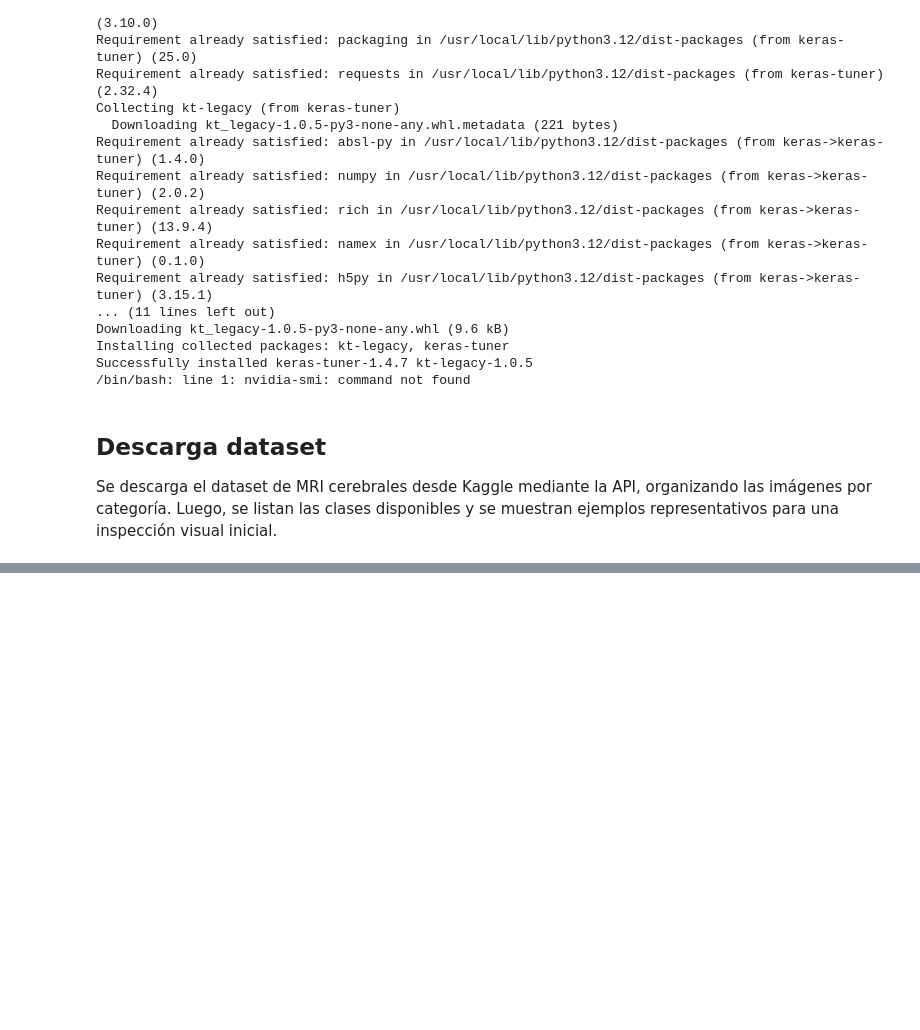
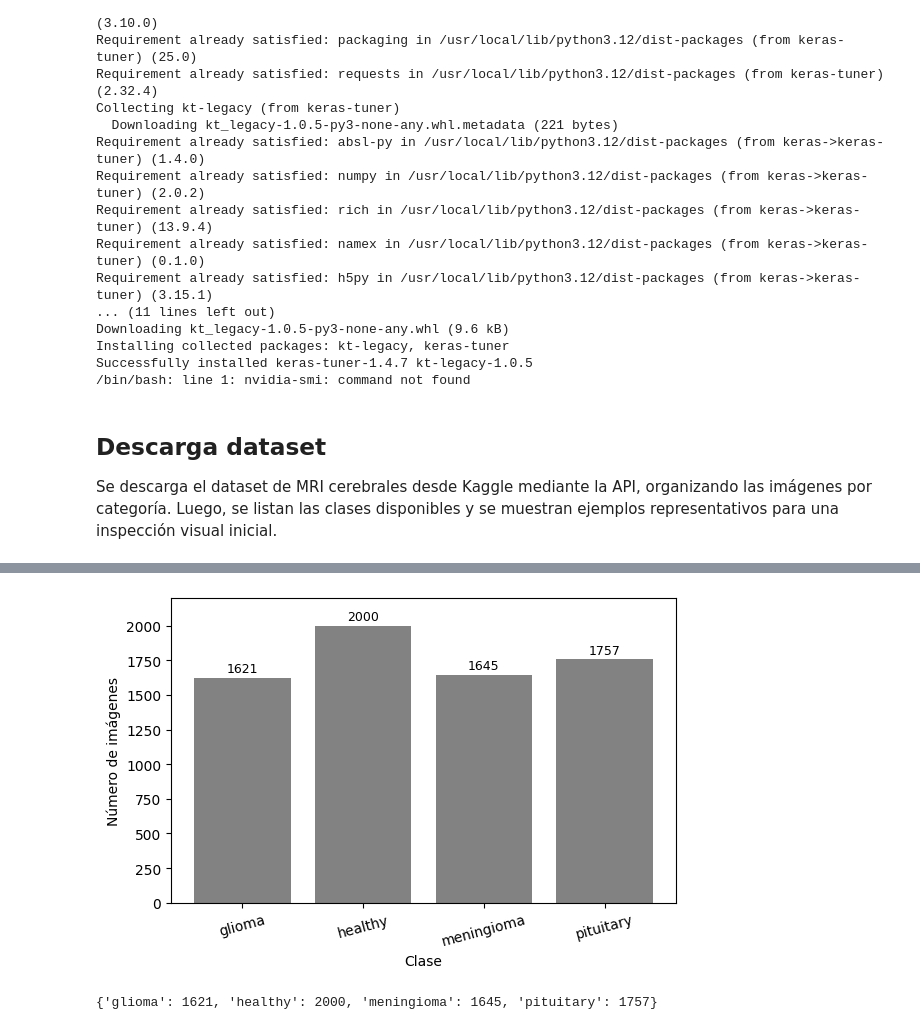
Before and after one commit to katterine2558/mri-tumor-detection-cnn, a Jupyter notebook: mri_tumor_detection_cnn.ipynb, the cells around one changed output, grey strips where cells are left out. Cells and saved outputs as stored; diff of their text form; code cells hidden in the pictures; blank space fills up the shorter version.

```diff
--- a/mri_tumor_detection_cnn.ipynb
+++ b/mri_tumor_detection_cnn.ipynb
@@ -254,0 +206,43 @@ get_images_size(base_dir)
+# %%
+# ==========================================================
+# DISTRIBUCIÓN DE CLASES
+# ==========================================================
+def plot_class_distribution(base_dir: str):
+
+    class_counts = {}
+
+    # Recorre cada carpeta (clase)
+    for cls in sorted(os.listdir(base_dir)):
+        cls_path = os.path.join(base_dir, cls)
+        if not os.path.isdir(cls_path):
+            continue
+        n_images = len([
+            f for f in os.listdir(cls_path)
+            if f.lower().endswith(('.png', '.jpg', '.jpeg'))
+        ])
+        class_counts[cls] = n_images
+
+    # --- Gráfico de barras ---
+    plt.figure(figsize=(6,4))
+    bars = plt.bar(class_counts.keys(), class_counts.values(), color="#828282")
+    plt.xlabel("Clase")
+    plt.ylabel("Número de imágenes")
+    plt.xticks(rotation=15)
+    plt.ylim(0,2200)
+
+    # Etiquetas encima de cada barra
+    for bar in bars:
+        yval = bar.get_height()
+        plt.text(bar.get_x() + bar.get_width()/2, yval + 20, str(yval),
+                 ha='center', va='bottom', fontsize=9)
+
+    plt.tight_layout()
+    plt.show()
+
+    return class_counts
+
+# Ejecutar función
+plot_class_distribution(base_dir)
+# %% [output]
+[figure, added]
+{'glioma': 1621, 'healthy': 2000, 'meningioma': 1645, 'pituitary': 1757}
```
Also changed, not shown: parts of 9 cells of this notebook.
